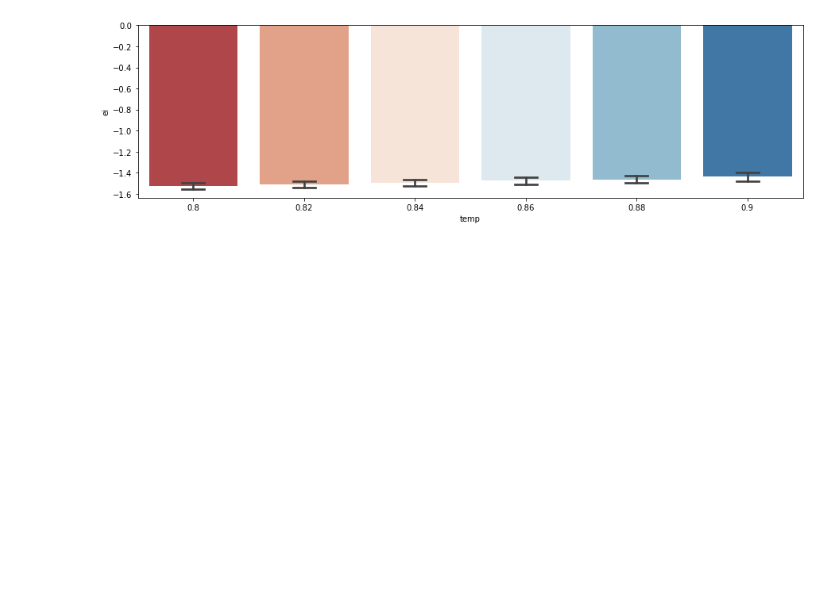
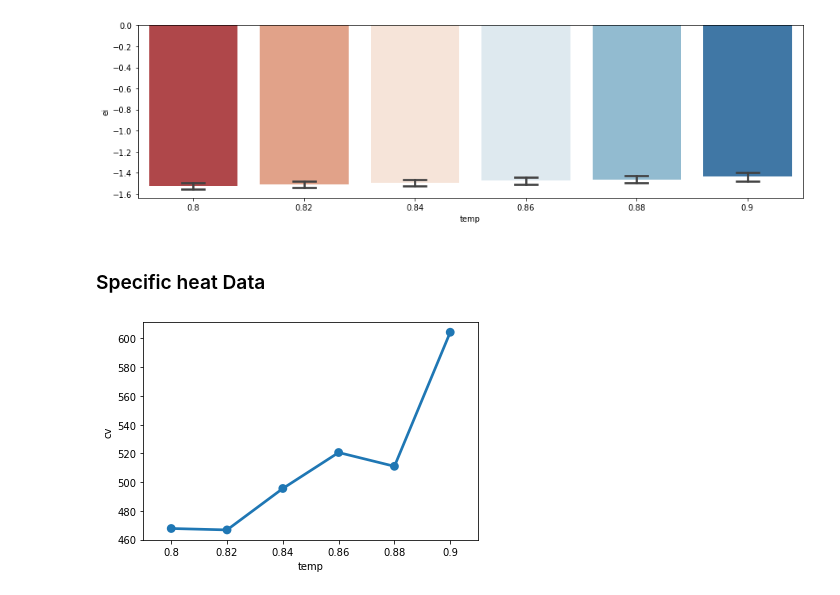
Before and after one commit to Shashi1a/xymodel, a Jupyter notebook: eqobservables.ipynb, the cells around one changed output. Saved outputs shown, nothing was run; the diff lists cells and outputs as text; code cells hidden in the pictures; blank space fills up the shorter version.

Commit message:
added cv and chi calculation

```diff
--- a/eqobservables.ipynb
+++ b/eqobservables.ipynb
@@ -367,6 +442,20 @@ class EnrCalc(Fileload):
         for j in range(self.n_mc):
             emc_list.append(self.energycalc_conf(j))
         self.enrmc = np.array(emc_list)
+
+    ### specific heat calculation for the x-y model
+    def cvmc(self,j):
+        '''
+        This function will calculate the specific heat uring the monte carlo
+        configurations for each temperature:
+        parameters:
+            self(object): Instance of the class
+            j (float): temperature
+        return:
+            None
+        '''
+        del2E = ((self.enrmc**2).mean()-(self.enrmc.mean())**2)
+        self.cv = del2E*(self.n_sites**2)/(j**2)
 # %%
 L = 24
 fpattern = f'noquen*sweep*{L}*.dat'
@@ -379,7 +468,7 @@ obse.findfiles()
 
 ## create neighbour table
 obse.neighbors()
-
+cv_dict = {}
 mc_enr_data = pd.DataFrame()
 for j in obse.files:
     ## load data
@@ -388,8 +477,17 @@ for j in obse.files:
     # calculate the energy for each temperature
     obse.energymc()
 
+    ## creating temperature arrays the size is same as that of the
+    ## number of monte carlo configurations
     tmp_temp = j*np.ones(obse.n_mc)
 
-    temp_df = pd.DataFrame({'temp': tmp_temp,
-                            'ei': obse.enrmc})
+    ## create data into the form of a dataframe
+    temp_df = pd.DataFrame({'temp': tmp_temp,'ei': obse.enrmc})
+
+    ## combine dataframe for different temperature
     mc_enr_data = pd.concat([mc_enr_data, temp_df])
+
+    ## calculate the specific heat and store in the dictionary
+    print(f'temp: {j}')
+    obse.cvmc(j)
+    cv_dict[j] = obse.cv
@@ -417,3 +535,13 @@ ax = sns.barplot(x='temp', y='ei', data=mc_enr_data,
                  estimator=np.mean, ci="sd", capsize=0.2, palette='RdBu')
 # %% [output]
 [figure]
+# %% [markdown]
+### Specific heat Data
+# %%
+df_cv = pd.DataFrame.from_dict({'temp':list(cv_dict.keys()),
+            'cv':list(cv_dict.values())})
+
+sns.pointplot(data=df_cv,x='temp',y='cv')
+plt.show()
+# %% [output]
+[figure, added]
```
Also changed, not shown: parts of 10 cells of this notebook.
